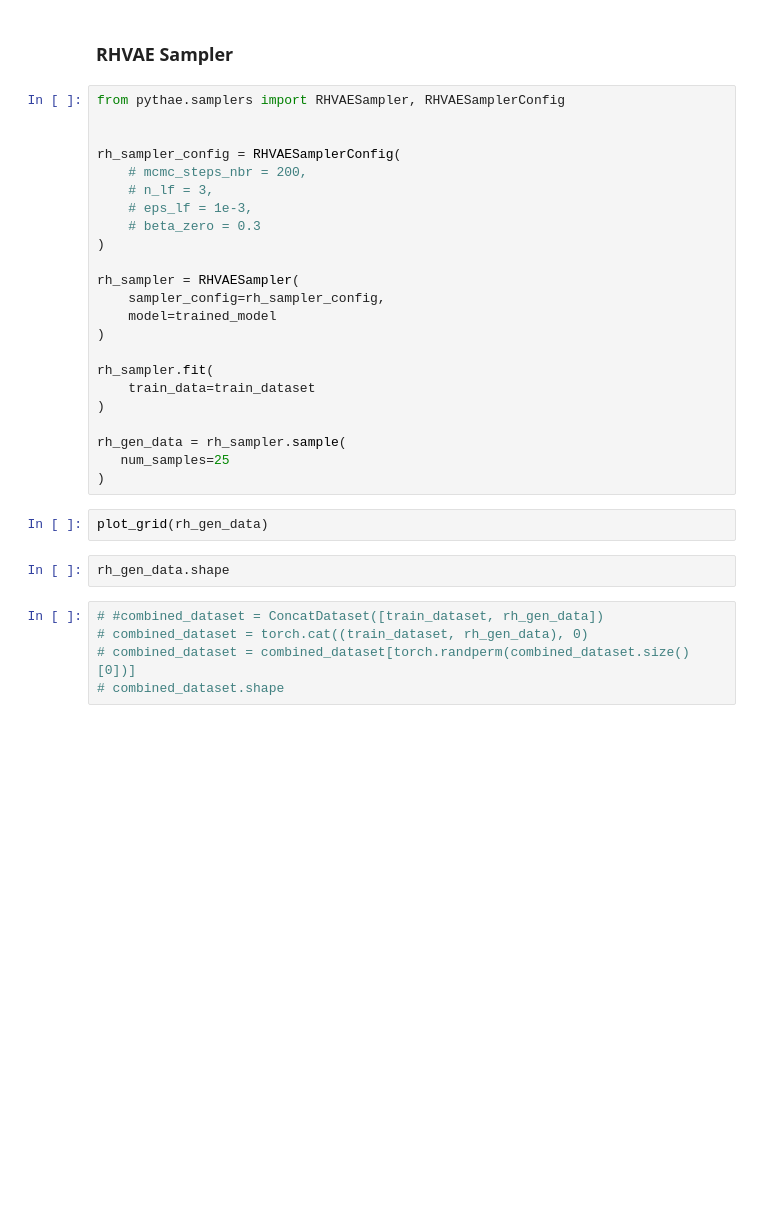
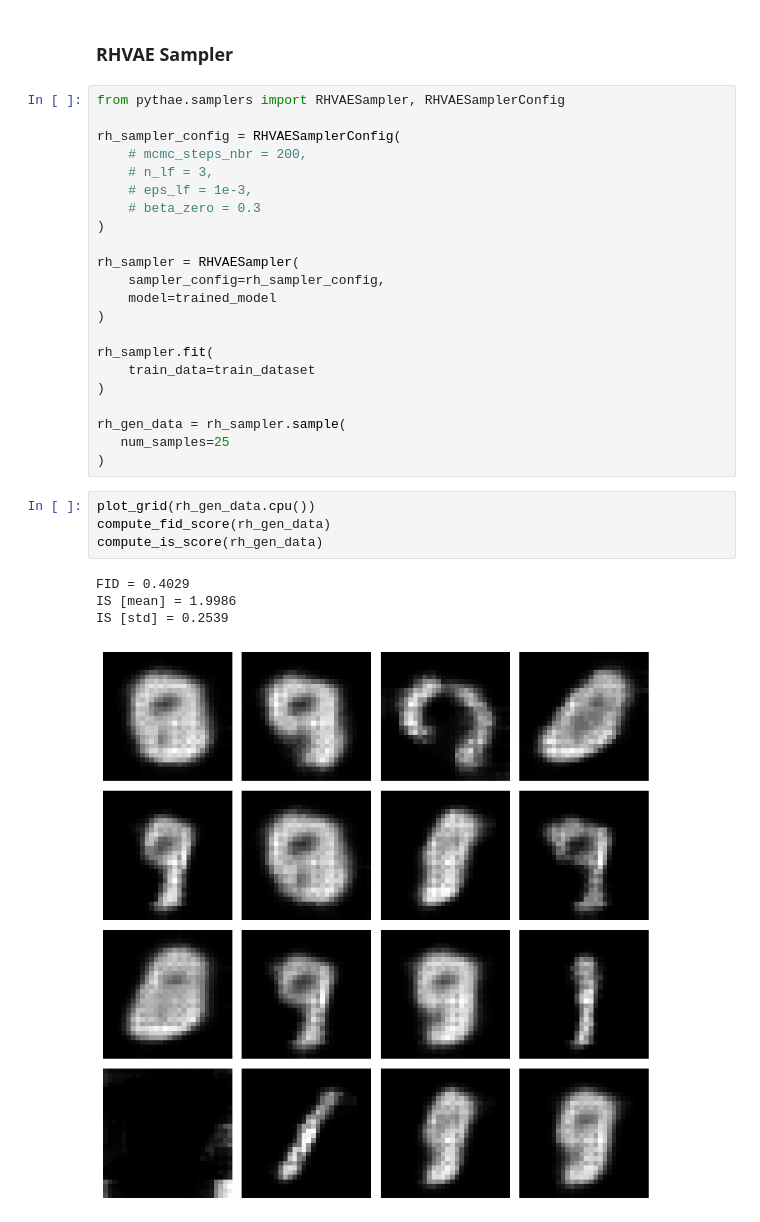
Before and after one commit to dmandache/ModelDegeneration, a Jupyter notebook: test_pythae.ipynb, the cells around one changed output. Saved outputs shown, nothing was run; the diff lists cells and outputs as text; blank space fills up the shorter version.

```diff
--- a/test_pythae.ipynb
+++ b/test_pythae.ipynb
@@ -271,7 +399,6 @@ plot_grid(gmm_gen_data.data.cpu())
 ### RHVAE Sampler
 # %%
 from pythae.samplers import RHVAESampler, RHVAESamplerConfig
-
 
 rh_sampler_config = RHVAESamplerConfig(
     # mcmc_steps_nbr = 200,
@@ -292,12 +419,12 @@ rh_sampler.fit(
 rh_gen_data = rh_sampler.sample(
    num_samples=25
 )
-# %%
-plot_grid(rh_gen_data)
-# %%
-rh_gen_data.shape
-# %%
-# #combined_dataset = ConcatDataset([train_dataset, rh_gen_data])
-# combined_dataset = torch.cat((train_dataset, rh_gen_data), 0)
-# combined_dataset = combined_dataset[torch.randperm(combined_dataset.size()[0])]
-# combined_dataset.shape
+# %%
+plot_grid(rh_gen_data.cpu())
+compute_fid_score(rh_gen_data)
+compute_is_score(rh_gen_data)
+# %% [output]
+FID = 0.4029
+IS [mean] = 1.9986
+IS [std] = 0.2539
+[figure, added]
```
Also changed, not shown: parts of 19 cells of this notebook.
